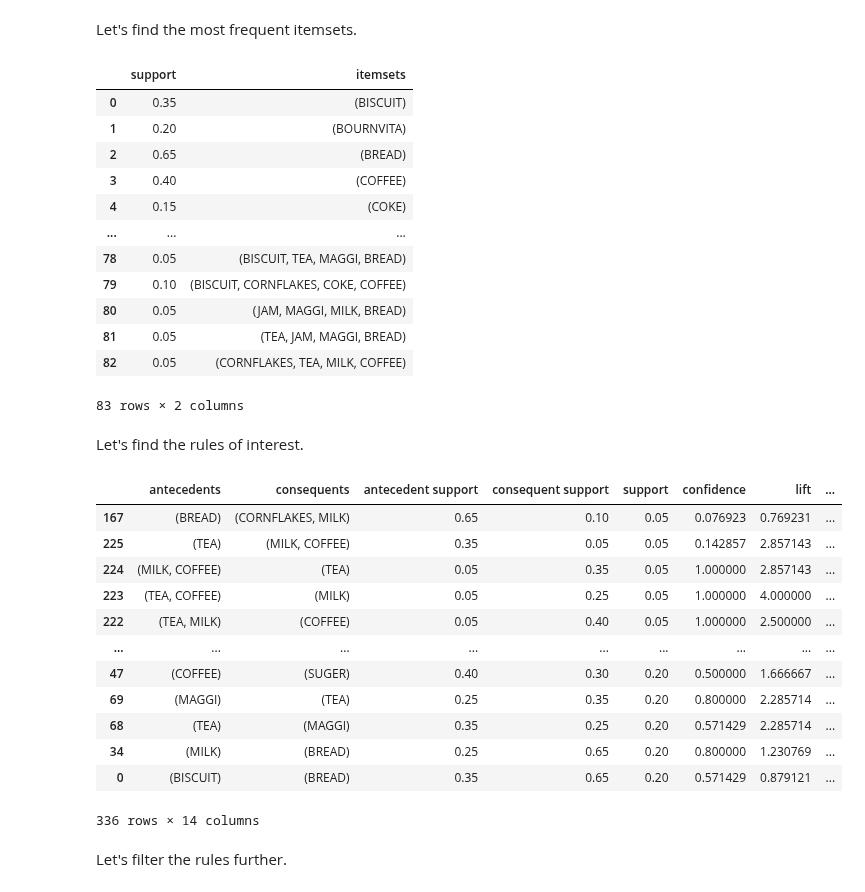
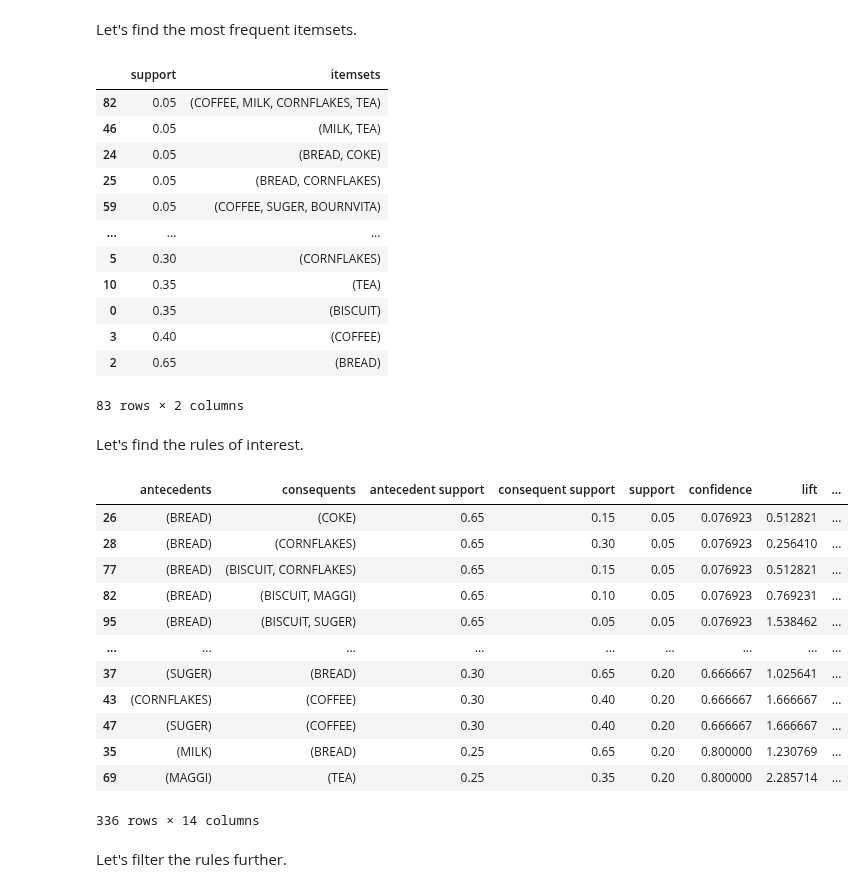
Before and after one commit to elhamod/BA820, a Jupyter notebook: Hands-on/01-association-rules/association_rules.ipynb, the cells around one changed output. Drawn from its saved outputs; the diff is of its cells as text; code cells hidden in the pictures.

```diff
--- a/Hands-on/01-association-rules/association_rules.ipynb
+++ b/Hands-on/01-association-rules/association_rules.ipynb
@@ -134,10 +134,10 @@ We now have the data in a basket format. We need to convert it into a encoded fo
 # %%
 # Transform data
 te = TransactionEncoder()
-te_data = te.fit(data).transform(data)
+transactions = te.fit(data).transform(data)
 
 # Create a dataframe from the data
-df_encoded = pd.DataFrame(te_data, columns=te.columns_)
+df_encoded = pd.DataFrame(transactions, columns=te.columns_)
 df_encoded
 # %% [output]
 |  | BISCUIT | BOURNVITA | BREAD | COFFEE | COKE | CORNFLAKES | JAM | MAGGI | MILK | SUGER | ... |
@@ -161,39 +161,41 @@ df_encoded
 Let's find the most frequent itemsets.
 # %%
 frequent_itemsets = apriori(df_encoded, min_support=0.00001, use_colnames=True)
-frequent_itemsets
+frequent_itemsets.sort_values(by="support")
 # %% [output]
 |  | support | itemsets |
+| 82 | 0.05 | (COFFEE, MILK, CORNFLAKES, TEA) |
+| 46 | 0.05 | (MILK, TEA) |
+| 24 | 0.05 | (BREAD, COKE) |
+| 25 | 0.05 | (BREAD, CORNFLAKES) |
+| 59 | 0.05 | (COFFEE, SUGER, BOURNVITA) |
+| ... | ... | ... |
+| 5 | 0.30 | (CORNFLAKES) |
+| 10 | 0.35 | (TEA) |
 | 0 | 0.35 | (BISCUIT) |
-| 1 | 0.20 | (BOURNVITA) |
+| 3 | 0.40 | (COFFEE) |
 | 2 | 0.65 | (BREAD) |
-| 3 | 0.40 | (COFFEE) |
-| 4 | 0.15 | (COKE) |
-| ... | ... | ... |
-| 78 | 0.05 | (BISCUIT, TEA, MAGGI, BREAD) |
-| 79 | 0.10 | (BISCUIT, CORNFLAKES, COKE, COFFEE) |
-| 80 | 0.05 | (JAM, MAGGI, MILK, BREAD) |
-| 81 | 0.05 | (TEA, JAM, MAGGI, BREAD) |
-| 82 | 0.05 | (CORNFLAKES, TEA, MILK, COFFEE) |
 83 rows × 2 columns
 # %% [markdown]
 Let's find the rules of interest.
 # %%
-rules = association_rules(frequent_itemsets, num_itemsets=frequent_itemsets.shape[0], metric="support", min_threshold=0.05) #, metric="confidence", min_threshold=0.6
-rules.sort_values(by="support")
+rules = association_rules(frequent_itemsets,
+                          num_itemsets=frequent_itemsets.shape[0],
+                          metric="support", min_threshold=0.05) #, metric="confidence", min_threshold=0.6
+rules.sort_values(by=["support", "confidence"])
 # %% [output]
 |  | antecedents | consequents | antecedent support | consequent support | support | confidence | lift | ... |
-| 167 | (BREAD) | (CORNFLAKES, MILK) | 0.65 | 0.10 | 0.05 | 0.076923 | 0.769231 | ... |
-| 225 | (TEA) | (MILK, COFFEE) | 0.35 | 0.05 | 0.05 | 0.142857 | 2.857143 | ... |
-| 224 | (MILK, COFFEE) | (TEA) | 0.05 | 0.35 | 0.05 | 1.000000 | 2.857143 | ... |
-| 223 | (TEA, COFFEE) | (MILK) | 0.05 | 0.25 | 0.05 | 1.000000 | 4.000000 | ... |
-| 222 | (TEA, MILK) | (COFFEE) | 0.05 | 0.40 | 0.05 | 1.000000 | 2.500000 | ... |
+| 26 | (BREAD) | (COKE) | 0.65 | 0.15 | 0.05 | 0.076923 | 0.512821 | ... |
+| 28 | (BREAD) | (CORNFLAKES) | 0.65 | 0.30 | 0.05 | 0.076923 | 0.256410 | ... |
+| 77 | (BREAD) | (BISCUIT, CORNFLAKES) | 0.65 | 0.15 | 0.05 | 0.076923 | 0.512821 | ... |
+| 82 | (BREAD) | (BISCUIT, MAGGI) | 0.65 | 0.10 | 0.05 | 0.076923 | 0.769231 | ... |
+| 95 | (BREAD) | (BISCUIT, SUGER) | 0.65 | 0.05 | 0.05 | 0.076923 | 1.538462 | ... |
 | ... | ... | ... | ... | ... | ... | ... | ... | ... |
-| 47 | (COFFEE) | (SUGER) | 0.40 | 0.30 | 0.20 | 0.500000 | 1.666667 | ... |
+| 37 | (SUGER) | (BREAD) | 0.30 | 0.65 | 0.20 | 0.666667 | 1.025641 | ... |
+| 43 | (CORNFLAKES) | (COFFEE) | 0.30 | 0.40 | 0.20 | 0.666667 | 1.666667 | ... |
+| 47 | (SUGER) | (COFFEE) | 0.30 | 0.40 | 0.20 | 0.666667 | 1.666667 | ... |
+| 35 | (MILK) | (BREAD) | 0.25 | 0.65 | 0.20 | 0.800000 | 1.230769 | ... |
 | 69 | (MAGGI) | (TEA) | 0.25 | 0.35 | 0.20 | 0.800000 | 2.285714 | ... |
-| 68 | (TEA) | (MAGGI) | 0.35 | 0.25 | 0.20 | 0.571429 | 2.285714 | ... |
-| 34 | (MILK) | (BREAD) | 0.25 | 0.65 | 0.20 | 0.800000 | 1.230769 | ... |
-| 0 | (BISCUIT) | (BREAD) | 0.35 | 0.65 | 0.20 | 0.571429 | 0.879121 | ... |
 336 rows × 14 columns
 # %% [markdown]
 Let's filter the rules further.
```
Also changed, not shown: parts of 7 cells of this notebook.
